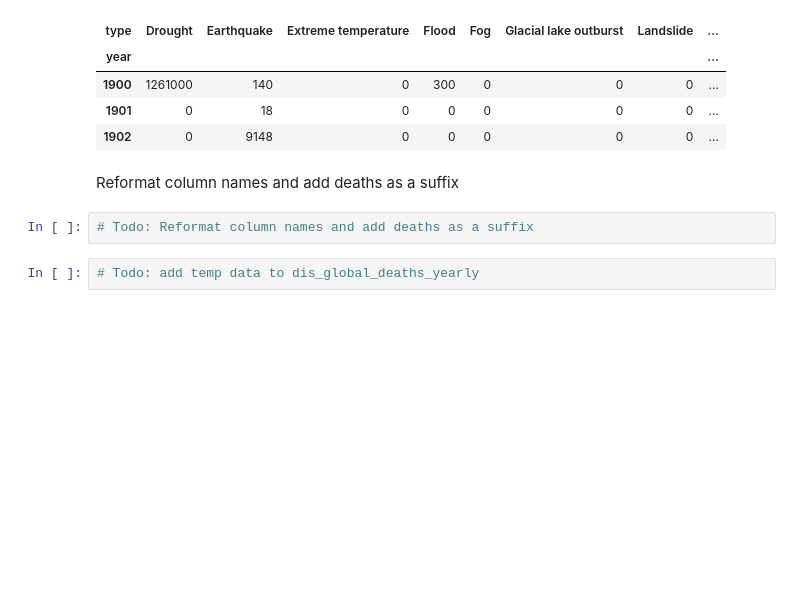
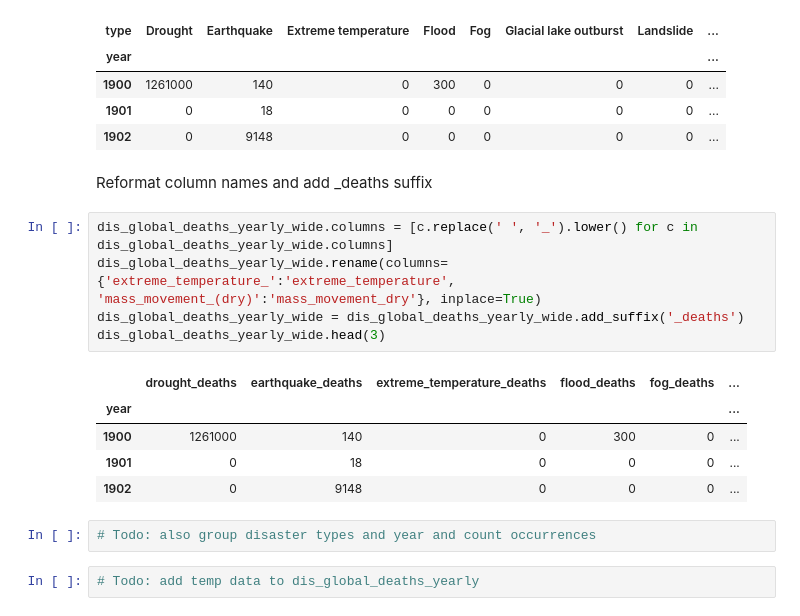
Before and after one commit to lukiwieser/natural-disasters-and-climate-change, a Jupyter notebook: temp-analysis.ipynb, the cells around one changed output. Saved outputs shown, nothing was run; the diff lists cells and outputs as text; blank space fills up the shorter version.

Commit message:
dis_global_deaths_yearly_wide reformat column names and added _deaths as a suffix

```diff
--- a/temp-analysis.ipynb
+++ b/temp-analysis.ipynb
@@ -270,8 +270,19 @@ dis_global_deaths_yearly_wide.head(3)
 | 1901 | 0 | 18 | 0 | 0 | 0 | 0 | 0 | ... |
 | 1902 | 0 | 9148 | 0 | 0 | 0 | 0 | 0 | ... |
 # %% [markdown]
-Reformat column names and add deaths as a suffix
+Reformat column names and add _deaths suffix
-# %%
-# Todo: Reformat column names and add deaths as a suffix
+# %%
+dis_global_deaths_yearly_wide.columns = [c.replace(' ', '_').lower() for c in dis_global_deaths_yearly_wide.columns]
+dis_global_deaths_yearly_wide.rename(columns={'extreme_temperature_':'extreme_temperature', 'mass_movement_(dry)':'mass_movement_dry'}, inplace=True)
+dis_global_deaths_yearly_wide = dis_global_deaths_yearly_wide.add_suffix('_deaths')
+dis_global_deaths_yearly_wide.head(3)
+# %% [output]
+|  | drought_deaths | earthquake_deaths | extreme_temperature_deaths | flood_deaths | fog_deaths | ... |
+| year |  |  |  |  |  | ... |
+| 1900 | 1261000 | 140 | 0 | 300 | 0 | ... |
+| 1901 | 0 | 18 | 0 | 0 | 0 | ... |
+| 1902 | 0 | 9148 | 0 | 0 | 0 | ... |
+# %%
+# Todo: also group disaster types and year and count occurrences
 # %%
 # Todo: add temp data to dis_global_deaths_yearly
```
Also changed, not shown: parts of 2 cells of this notebook.
